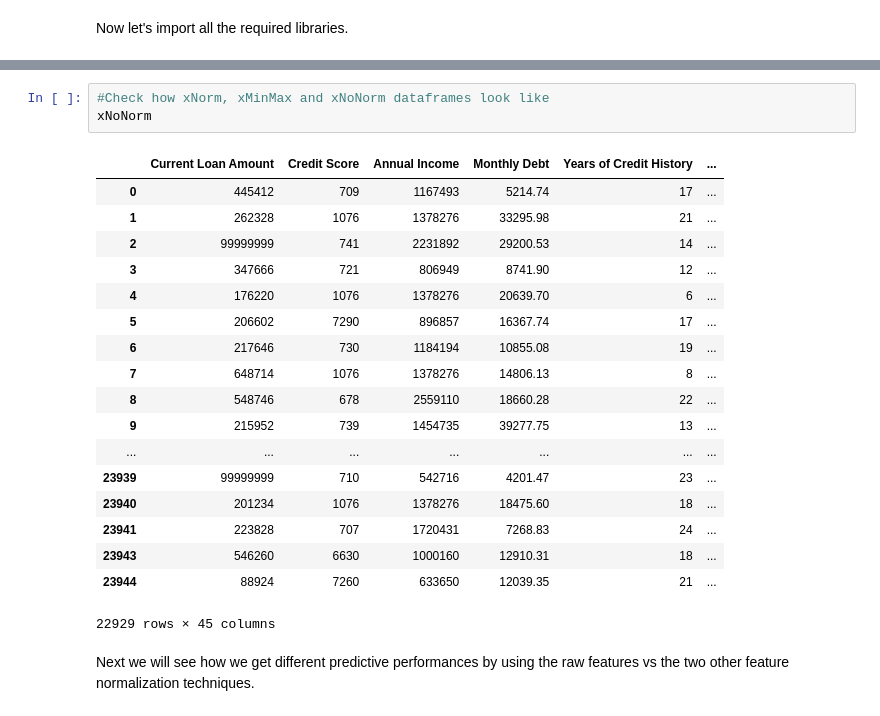
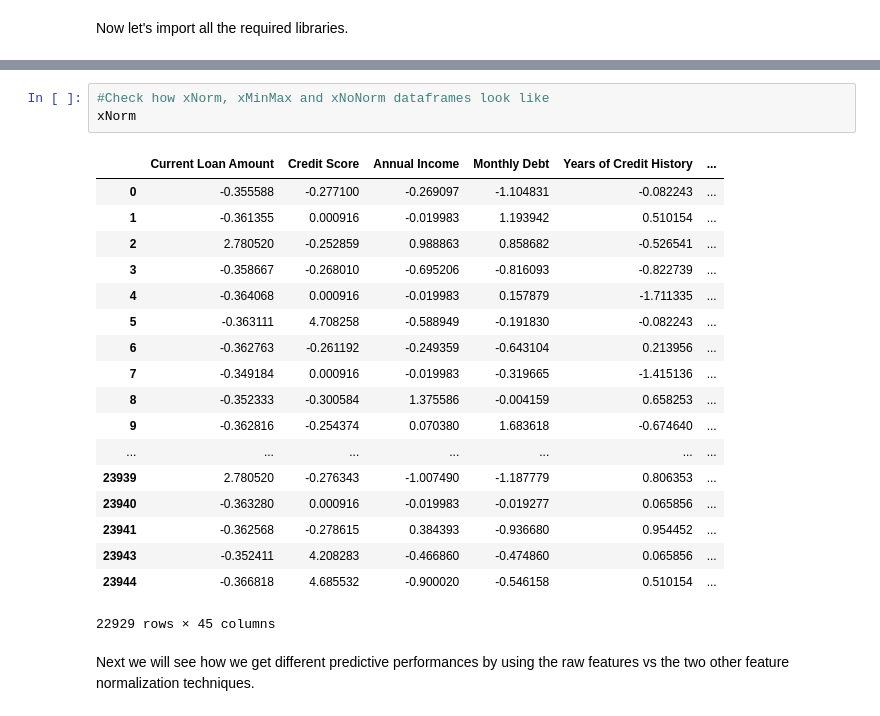
Before and after one commit to jodatut/2020, a Jupyter notebook: koodiesimerkit/Session 3 - Loan Status Prediction.ipynb, the cells around one changed output, grey strips where cells are left out. Cells and saved outputs as stored; diff of their text form.

```diff
--- a/koodiesimerkit/Session 3 - Loan Status Prediction.ipynb
+++ b/koodiesimerkit/Session 3 - Loan Status Prediction.ipynb
@@ -106,25 +103,25 @@ def siivoaData(data, slice=1.0):
 xNorm, xMinMax, xNoNorm, y, xMean, xDev = siivoaData(df, slice=0.25)
 # %%
 #Check how xNorm, xMinMax and xNoNorm dataframes look like
-xNoNorm
+xNorm
 # %% [output]
 |  | Current Loan Amount | Credit Score | Annual Income | Monthly Debt | Years of Credit History | ... |
-| 0 | 445412 | 709 | 1167493 | 5214.74 | 17 | ... |
-| 1 | 262328 | 1076 | 1378276 | 33295.98 | 21 | ... |
-| 2 | 99999999 | 741 | 2231892 | 29200.53 | 14 | ... |
-| 3 | 347666 | 721 | 806949 | 8741.90 | 12 | ... |
-| 4 | 176220 | 1076 | 1378276 | 20639.70 | 6 | ... |
-| 5 | 206602 | 7290 | 896857 | 16367.74 | 17 | ... |
-| 6 | 217646 | 730 | 1184194 | 10855.08 | 19 | ... |
-| 7 | 648714 | 1076 | 1378276 | 14806.13 | 8 | ... |
-| 8 | 548746 | 678 | 2559110 | 18660.28 | 22 | ... |
-| 9 | 215952 | 739 | 1454735 | 39277.75 | 13 | ... |
+| 0 | -0.355588 | -0.277100 | -0.269097 | -1.104831 | -0.082243 | ... |
+| 1 | -0.361355 | 0.000916 | -0.019983 | 1.193942 | 0.510154 | ... |
+| 2 | 2.780520 | -0.252859 | 0.988863 | 0.858682 | -0.526541 | ... |
+| 3 | -0.358667 | -0.268010 | -0.695206 | -0.816093 | -0.822739 | ... |
+| 4 | -0.364068 | 0.000916 | -0.019983 | 0.157879 | -1.711335 | ... |
+| 5 | -0.363111 | 4.708258 | -0.588949 | -0.191830 | -0.082243 | ... |
+| 6 | -0.362763 | -0.261192 | -0.249359 | -0.643104 | 0.213956 | ... |
+| 7 | -0.349184 | 0.000916 | -0.019983 | -0.319665 | -1.415136 | ... |
+| 8 | -0.352333 | -0.300584 | 1.375586 | -0.004159 | 0.658253 | ... |
+| 9 | -0.362816 | -0.254374 | 0.070380 | 1.683618 | -0.674640 | ... |
 | ... | ... | ... | ... | ... | ... | ... |
-| 23939 | 99999999 | 710 | 542716 | 4201.47 | 23 | ... |
-| 23940 | 201234 | 1076 | 1378276 | 18475.60 | 18 | ... |
-| 23941 | 223828 | 707 | 1720431 | 7268.83 | 24 | ... |
-| 23943 | 546260 | 6630 | 1000160 | 12910.31 | 18 | ... |
-| 23944 | 88924 | 7260 | 633650 | 12039.35 | 21 | ... |
+| 23939 | 2.780520 | -0.276343 | -1.007490 | -1.187779 | 0.806353 | ... |
+| 23940 | -0.363280 | 0.000916 | -0.019983 | -0.019277 | 0.065856 | ... |
+| 23941 | -0.362568 | -0.278615 | 0.384393 | -0.936680 | 0.954452 | ... |
+| 23943 | -0.352411 | 4.208283 | -0.466860 | -0.474860 | 0.065856 | ... |
+| 23944 | -0.366818 | 4.685532 | -0.900020 | -0.546158 | 0.510154 | ... |
 22929 rows × 45 columns
 # %% [markdown]
 Next we will see how we get different predictive performances by using the raw features vs the two other feature normalization techniques.
```
Also changed, not shown: parts of 5 cells of this notebook, 2 other files.
